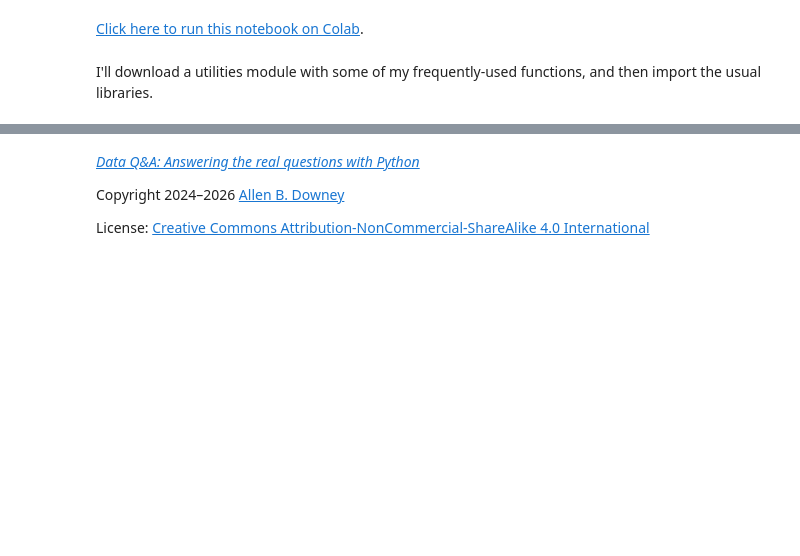
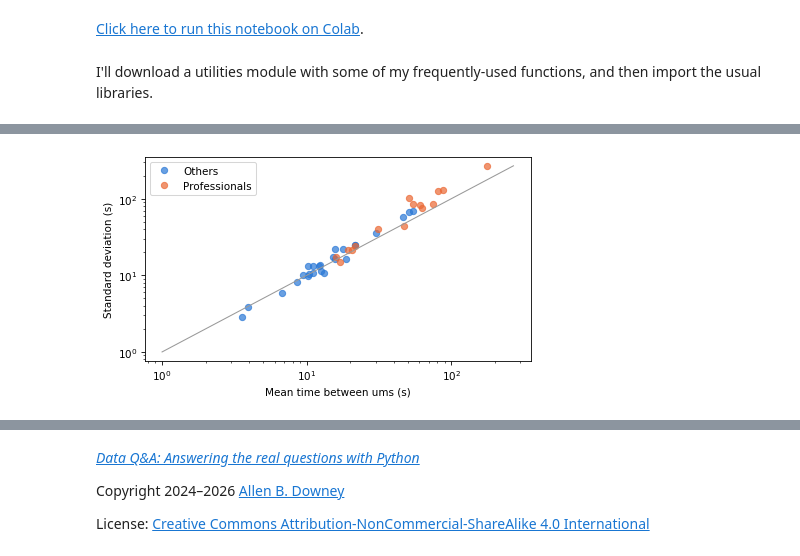
Before and after one commit to AllenDowney/DataQnA, a Jupyter notebook: nb/poisson_umm.ipynb, the cells around one changed output, grey strips where cells are left out. Drawn from its saved outputs; the diff is of its cells as text; code cells hidden in the pictures; blank space fills up the shorter version.

```diff
--- a/nb/poisson_umm.ipynb
+++ b/nb/poisson_umm.ipynb
@@ -208,0 +48,12 @@ for col in df.columns:
+# %%
+import numpy as np
+np.set_printoptions(legacy='1.25')
+import matplotlib.pyplot as plt
+import pandas as pd
+
+from scipy.stats import binom, expon
+from empiricaldist import Surv, TailDist
+
+from utils import decorate
+
+BLUE, ORANGE, GRAY = "#2a78d6", "#eb6834", "0.6"
@@ -208,0 +72,10 @@ for col in df.columns:
+# %%
+raw = pd.read_csv('uhmms_publicVersion.csv')
+professional = raw.loc[0].astype(bool)
+
+# the lists have different lengths, padded with zeros
+intervals = {
+    speaker: raw.loc[1:, speaker].replace(0, np.nan).dropna().to_numpy()
+    for speaker in raw.columns
+}
+len(intervals), sum(len(x) for x in intervals.values())
@@ -208,0 +84,9 @@ for col in df.columns:
+# %%
+summary = pd.DataFrame({
+    "professional": professional,
+    "n": {s: len(x) for s, x in intervals.items()},
+    "mean": {s: x.mean() for s, x in intervals.items()},
+    "std": {s: x.std(ddof=1) for s, x in intervals.items()},
+})
+summary["cv"] = summary["std"] / summary["mean"]
+summary.round(2).head()
@@ -208,0 +110,13 @@ for col in df.columns:
+# %%
+def plot_mean_std(summary, **options):
+    for prof, color, label in [(False, BLUE, "Others"), (True, ORANGE, "Professionals")]:
+        rows = summary["professional"] == prof
+        plt.plot(summary.loc[rows, "mean"], summary.loc[rows, "std"], "o", color=color, alpha=0.7, label=label)
+    high = summary[["mean", "std"]].max().max()
+    plt.plot([1, high], [1, high], color=GRAY, lw=1)
+    decorate(xlabel="Mean time between ums (s)", ylabel="Standard deviation (s)", **options)
+
+
+plot_mean_std(summary, xscale="log", yscale="log")
+# %% [output]
+[figure, added]
```
Also changed, not shown: parts of 70 cells of this notebook, 6 other files.
